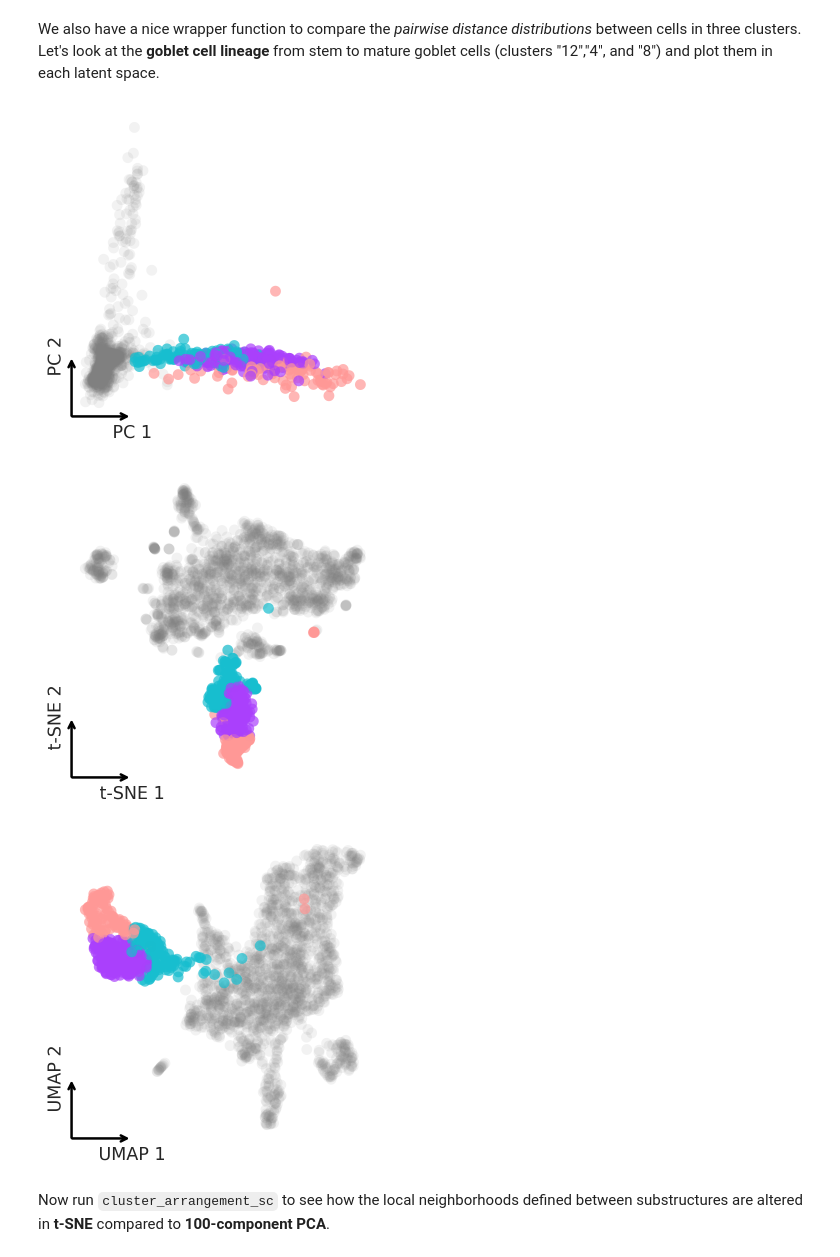
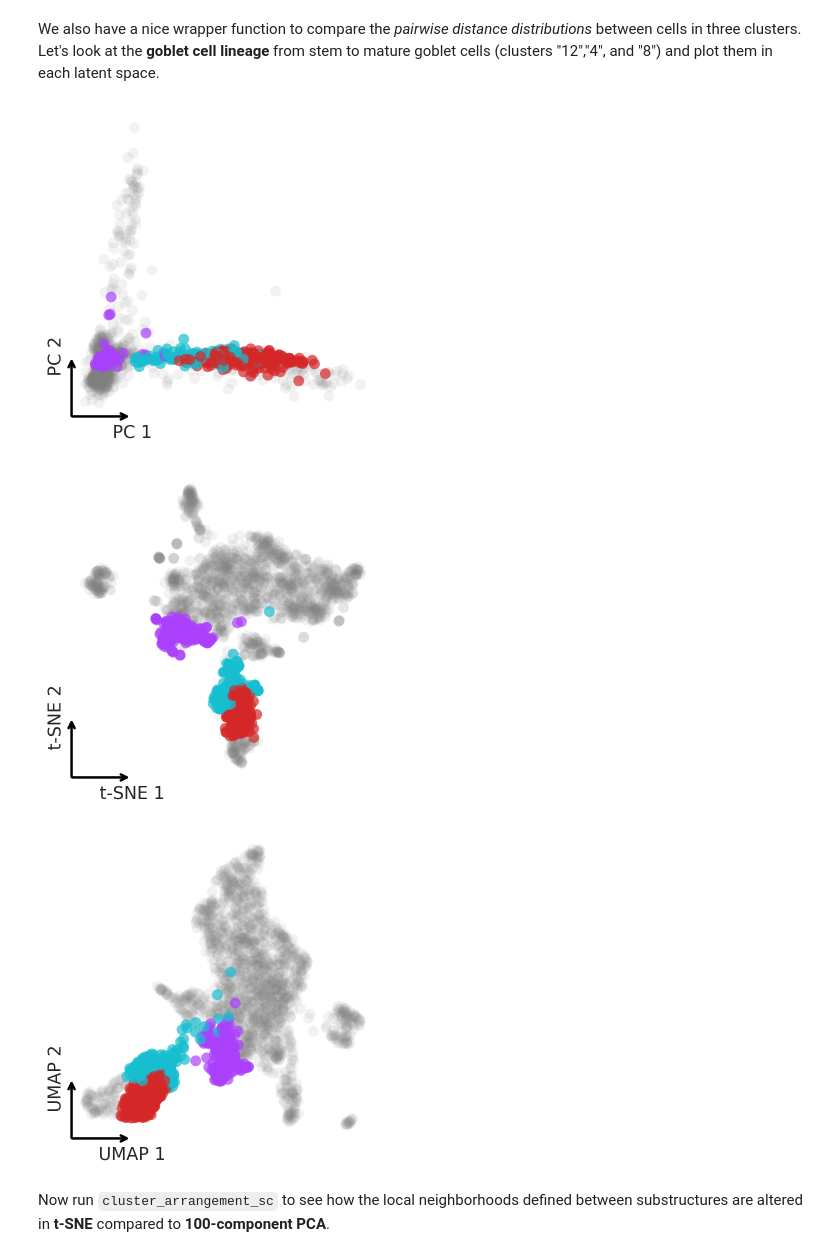
Before and after one commit to bobchen1701/STAR_Protocol, a Jupyter notebook: Step_3_DR_analysis.ipynb, the cells around one changed output. Saved outputs shown, nothing was run; the diff lists cells and outputs as text; code cells hidden in the pictures.

```diff
--- a/Step_3_DR_analysis.ipynb
+++ b/Step_3_DR_analysis.ipynb
@@ -4,3 +4,5 @@
 import QCPipe # contains code necessary for distance preservation analysis, including scanpy and related functions
 import scanpy as sc
 import numpy as np
+# %%
+sc.settings.verbosity = 3 #Set scanpy verbosity to 3 for in depth function run information
@@ -258,13 +306,13 @@ Wall time: 1.72 s
 We also have a nice wrapper function to compare the _pairwise distance distributions_ between cells in three clusters.
 Let's look at the __goblet cell lineage__ from stem to mature goblet cells (clusters "12","4", and "8") and plot them in each latent space.
 # %%
-QCPipe.fcc.DR_plot(dim_name="PC", figsize=(4,4)).plot_IDs(adata=adata, use_rep="X_pca", obs_col="leiden", IDs=["12","4","8"], save_to="figures/pca_gobletlineage.png")
-QCPipe.fcc.DR_plot(dim_name="t-SNE", figsize=(4,4)).plot_IDs(adata=adata, use_rep="X_tsne", obs_col="leiden", IDs=["12","4","8"], save_to="figures/tsne_gobletlineage.png")
-QCPipe.fcc.DR_plot(dim_name="UMAP", figsize=(4,4)).plot_IDs(adata=adata, use_rep="X_umap", obs_col="leiden", IDs=["12","4","8"], save_to="figures/umap_gobletlineage.png")
+QCPipe.fcc.DR_plot(dim_name="PC", figsize=(4,4)).plot_IDs(adata=adata, use_rep="X_pca", obs_col="leiden", IDs=["4","3","8"], save_to="figures/pca_gobletlineage.png")
+QCPipe.fcc.DR_plot(dim_name="t-SNE", figsize=(4,4)).plot_IDs(adata=adata, use_rep="X_tsne", obs_col="leiden", IDs=["4","3","8"], save_to="figures/tsne_gobletlineage.png")
+QCPipe.fcc.DR_plot(dim_name="UMAP", figsize=(4,4)).plot_IDs(adata=adata, use_rep="X_umap", obs_col="leiden", IDs=["4","3","8"], save_to="figures/umap_gobletlineage.png")
 # %% [output]
-[figure, old version]
+[figure, new version]
-[figure, old version]
+[figure, new version]
-[figure, old version]
+[figure, new version]
 # %% [markdown]
 Now run `cluster_arrangement_sc` to see how the local neighborhoods defined between substructures are altered in __t-SNE__ compared to __100-component PCA__.
 # %%
```
Also changed, not shown: parts of 24 cells of this notebook.
